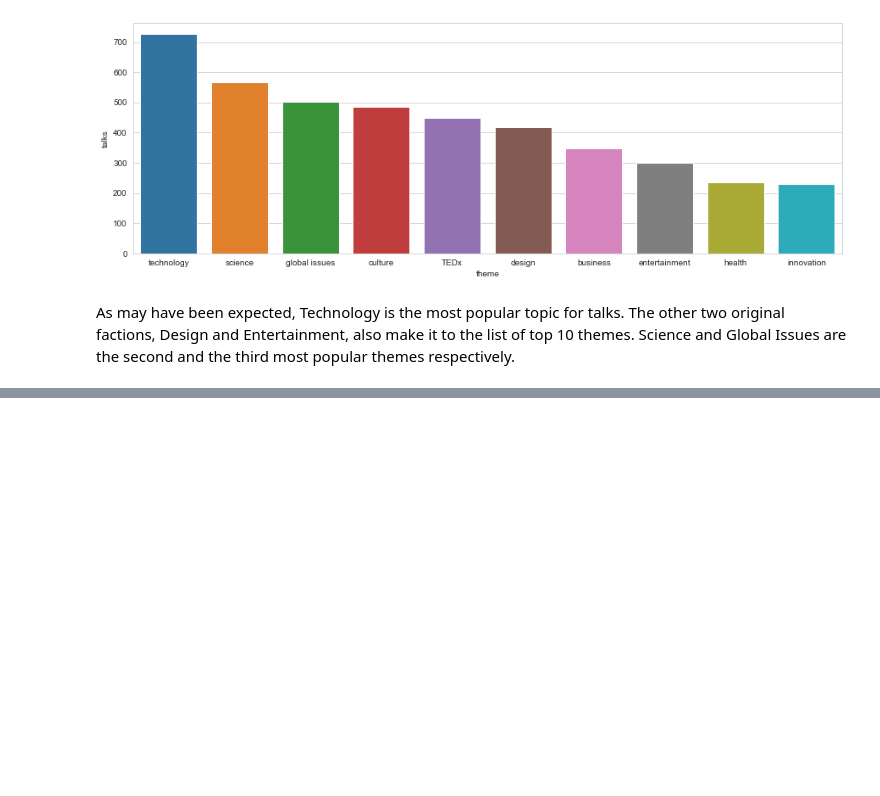
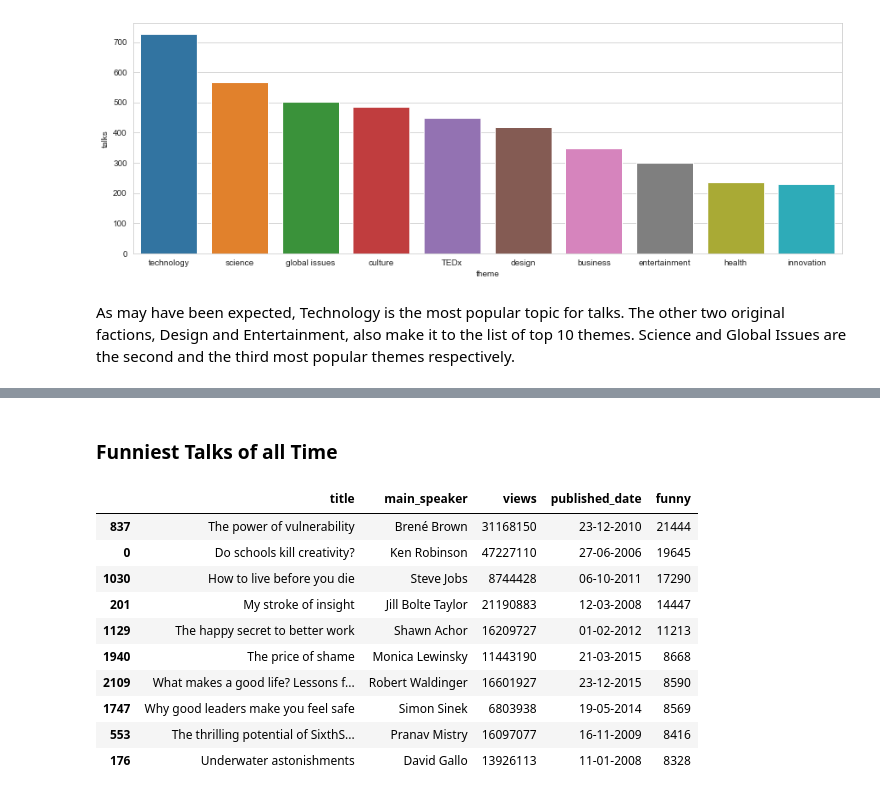
Before and after one commit to Twinklerastogi/Data-Analysis, a Jupyter notebook: TedTalks.ipynb, the cells around one changed output, grey strips where cells are left out. Cells and saved outputs as stored; diff of their text form; code cells hidden in the pictures; blank space fills up the shorter version.

```diff
--- a/TedTalks.ipynb
+++ b/TedTalks.ipynb
@@ -375,0 +392,2 @@ As may have been expected, Technology is the most popular topic for talks. The o
+# %%
+df['ratings'] = df['ratings'].apply(lambda x: ast.literal_eval(x))
@@ -375,0 +396,9 @@ As may have been expected, Technology is the most popular topic for talks. The o
+# %%
+df['funny'] = df['ratings'].apply(lambda x: x[0]['count'])
+
+df['jawdrop'] = df['ratings'].apply(lambda x: x[-3]['count'])
+
+df['beautiful'] = df['ratings'].apply(lambda x: x[2]['count'])
+
+df['confusing'] = df['ratings'].apply(lambda x:x[2]['count'])
+df.head()
@@ -375,0 +413,16 @@ As may have been expected, Technology is the most popular topic for talks. The o
+# %% [markdown]
+### Funniest Talks of all Time
+# %%
+df[['title', 'main_speaker', 'views', 'published_date', 'funny']].sort_values('funny', ascending = False)[:10]
+# %% [output]
+|  | title | main_speaker | views | published_date | funny |
+| 837 | The power of vulnerability | Brené Brown | 31168150 | 23-12-2010 | 21444 |
+| 0 | Do schools kill creativity? | Ken Robinson | 47227110 | 27-06-2006 | 19645 |
+| 1030 | How to live before you die | Steve Jobs | 8744428 | 06-10-2011 | 17290 |
+| 201 | My stroke of insight | Jill Bolte Taylor | 21190883 | 12-03-2008 | 14447 |
+| 1129 | The happy secret to better work | Shawn Achor | 16209727 | 01-02-2012 | 11213 |
+| 1940 | The price of shame | Monica Lewinsky | 11443190 | 21-03-2015 | 8668 |
+| 2109 | What makes a good life? Lessons f... | Robert Waldinger | 16601927 | 23-12-2015 | 8590 |
+| 1747 | Why good leaders make you feel safe | Simon Sinek | 6803938 | 19-05-2014 | 8569 |
+| 553 | The thrilling potential of SixthS... | Pranav Mistry | 16097077 | 16-11-2009 | 8416 |
+| 176 | Underwater astonishments | David Gallo | 13926113 | 11-01-2008 | 8328 |
```
Also changed, not shown: parts of 12 cells of this notebook, 2 other files.
